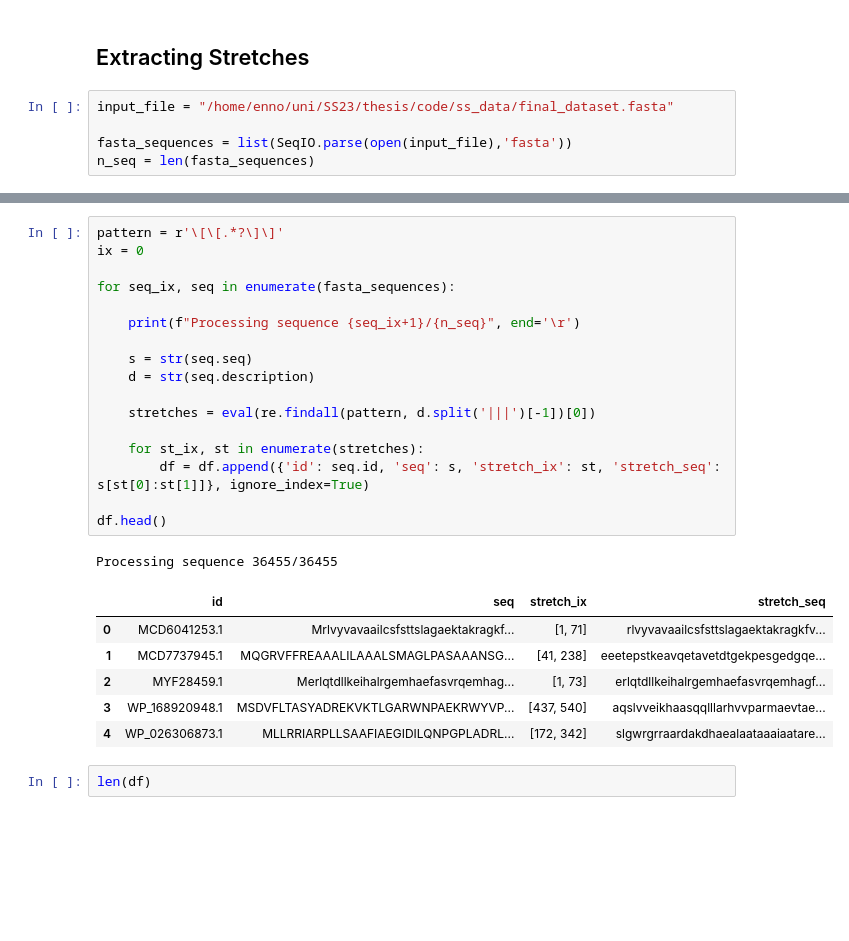
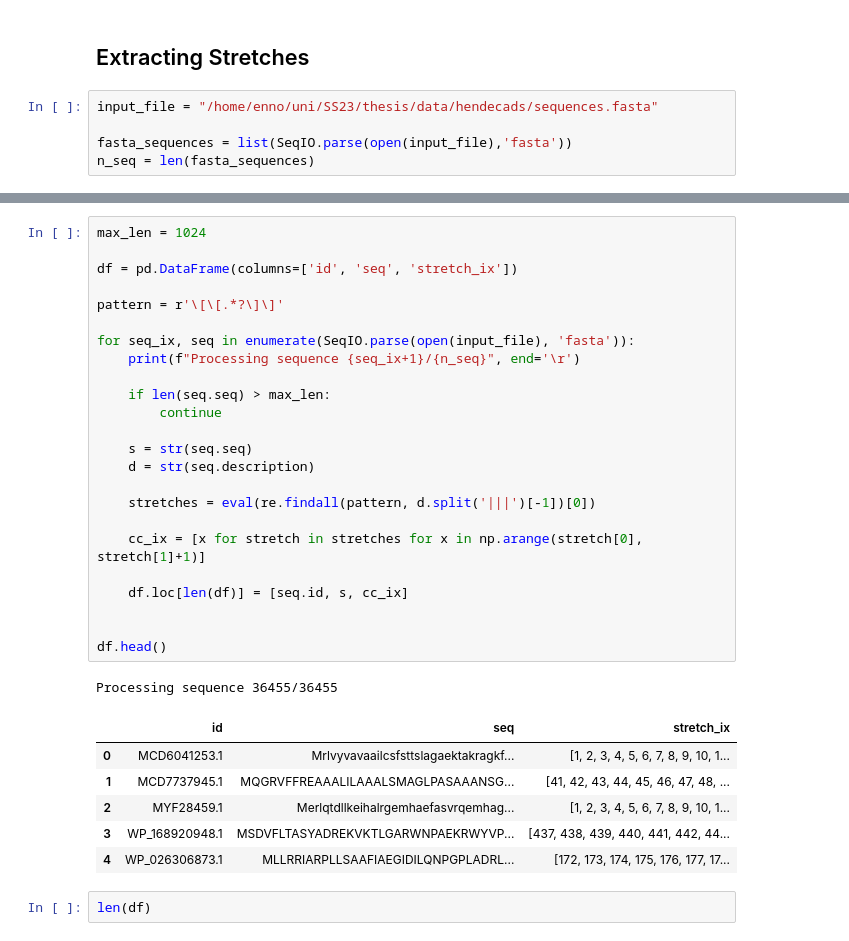
Before and after one commit to donEnno/hendecads, a Jupyter notebook: code/hendecad_prep.ipynb, the cells around one changed output, grey strips where cells are left out. Saved outputs shown, nothing was run; the diff lists cells and outputs as text; blank space fills up the shorter version.

```diff
--- a/code/hendecad_prep.ipynb
+++ b/code/hendecad_prep.ipynb
@@ -20,7 +20,7 @@ os.getcwd()
 # %% [markdown]
 ## Extracting Stretches
 # %%
-input_file = "/home/enno/uni/SS23/thesis/code/ss_data/final_dataset.fasta"
+input_file = "/home/enno/uni/SS23/thesis/data/hendecads/sequences.fasta"
 
 fasta_sequences = list(SeqIO.parse(open(input_file),'fasta'))
 n_seq = len(fasta_sequences)
@@ -31,28 +29,35 @@ NameError: name 'pd' is not defined
 # %%
+max_len = 1024
+
+df = pd.DataFrame(columns=['id', 'seq', 'stretch_ix'])
+
 pattern = r'\[\[.*?\]\]'
-ix = 0
 
-for seq_ix, seq in enumerate(fasta_sequences):
+for seq_ix, seq in enumerate(SeqIO.parse(open(input_file), 'fasta')):
+    print(f"Processing sequence {seq_ix+1}/{n_seq}", end='\r')
 
-    print(f"Processing sequence {seq_ix+1}/{n_seq}", end='\r')
+    if len(seq.seq) > max_len:
+        continue
 
     s = str(seq.seq)
     d = str(seq.description)
 
     stretches = eval(re.findall(pattern, d.split('|||')[-1])[0])
 
-    for st_ix, st in enumerate(stretches):
-        df = df.append({'id': seq.id, 'seq': s, 'stretch_ix': st, 'stretch_seq': s[st[0]:st[1]]}, ignore_index=True)
+    cc_ix = [x for stretch in stretches for x in np.arange(stretch[0], stretch[1]+1)]
+
+    df.loc[len(df)] = [seq.id, s, cc_ix]
+
 
 df.head()
 # %% [output]
 Processing sequence 36455/36455
-|  | id | seq | stretch_ix | stretch_seq |
-| 0 | MCD6041253.1 | Mrlvyvavaailcsfsttslagaektakragkf... | [1, 71] | rlvyvavaailcsfsttslagaektakragkfv... |
-| 1 | MCD7737945.1 | MQGRVFFREAAALILAAALSMAGLPASAAANSG... | [41, 238] | eeetepstkeavqetavetdtgekpesgedgqe... |
-| 2 | MYF28459.1 | Merlqtdllkeihalrgemhaefasvrqemhag... | [1, 73] | erlqtdllkeihalrgemhaefasvrqemhagf... |
-| 3 | WP_168920948.1 | MSDVFLTASYADREKVKTLGARWNPAEKRWYVP... | [437, 540] | aqslvveikhaasqqlllarhvvparmaevtae... |
-| 4 | WP_026306873.1 | MLLRRIARPLLSAAFIAEGIDILQNPGPLADRL... | [172, 342] | slgwrgrraardakdhaealaataaaiaatare... |
+|  | id | seq | stretch_ix |
+| 0 | MCD6041253.1 | Mrlvyvavaailcsfsttslagaektakragkf... | [1, 2, 3, 4, 5, 6, 7, 8, 9, 10, 1... |
+| 1 | MCD7737945.1 | MQGRVFFREAAALILAAALSMAGLPASAAANSG... | [41, 42, 43, 44, 45, 46, 47, 48, ... |
+| 2 | MYF28459.1 | Merlqtdllkeihalrgemhaefasvrqemhag... | [1, 2, 3, 4, 5, 6, 7, 8, 9, 10, 1... |
+| 3 | WP_168920948.1 | MSDVFLTASYADREKVKTLGARWNPAEKRWYVP... | [437, 438, 439, 440, 441, 442, 44... |
+| 4 | WP_026306873.1 | MLLRRIARPLLSAAFIAEGIDILQNPGPLADRL... | [172, 173, 174, 175, 176, 177, 17... |
 # %%
 len(df)
 # %% [output]
```
Also changed, not shown: parts of 23 cells of this notebook, 2 other files.
